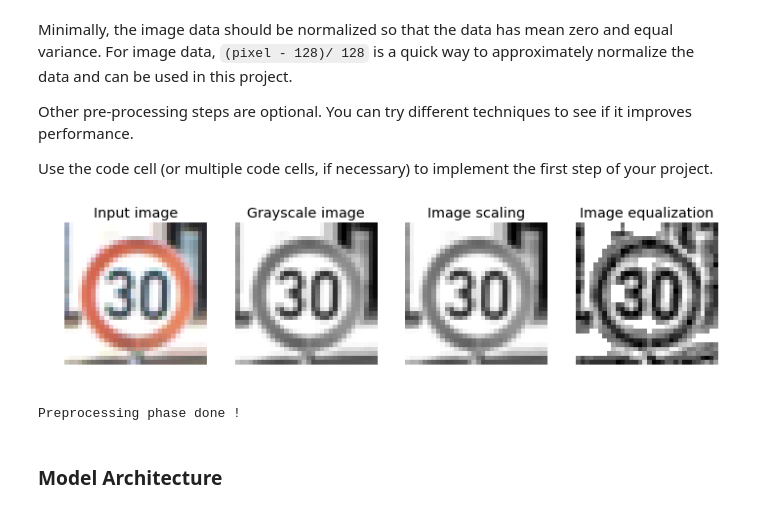
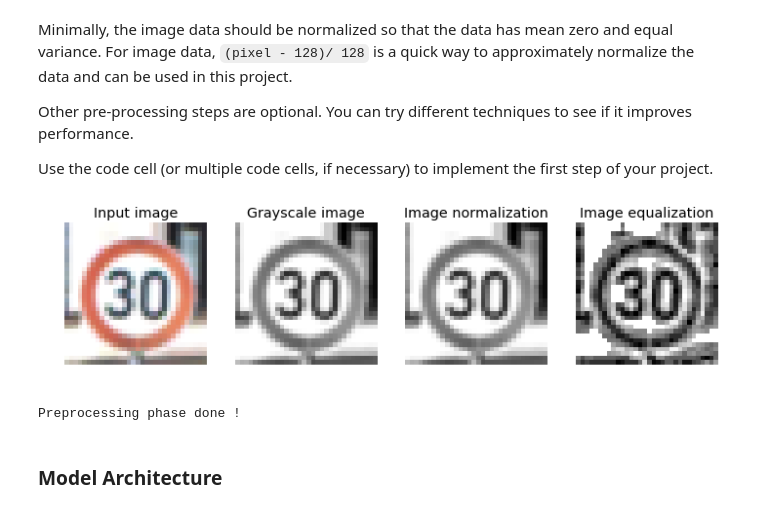
Before and after one commit to sergiuoprea/CarND-TrafficSignClassifier-P2, a Jupyter notebook: Traffic_Sign_Classifier.ipynb, the cells around one changed output. Cells and saved outputs as stored; diff of their text form; code cells hidden in the pictures.

```diff
--- a/Traffic_Sign_Classifier.ipynb
+++ b/Traffic_Sign_Classifier.ipynb
@@ -357,7 +357,8 @@ Use the code cell (or multiple code cells, if necessary) to implement the first
 ### Feel free to use as many code cells as needed.
 
 def image_normalization(in_image):
-    return (in_image - 128.0) / 128
+    in_image = in_image.astype('float32')
+    return (in_image - 128.) / 128.
 
 def to_grayscale(in_image):
     return 0.299 * in_image[:, :, 0] + 0.587 * in_image[:, :, 1] + 0.114 * in_image[:, :, 2]
@@ -400,35 +401,35 @@ preprocessing_sample_fig.add_subplot(1, 4, 1)
 plt.title('Input image')
 plt.axis('off')
 plt.imshow(sample)
 
 preprocessing_sample_fig.add_subplot(1, 4, 2)
 sample = to_grayscale(sample)
 plt.title('Grayscale image')
 plt.axis('off')
 plt.imshow(sample, cmap='gray')
 
 preprocessing_sample_fig.add_subplot(1, 4, 3)
 sample = image_scaling(sample)
-plt.title('Image scaling')
+plt.title('Image normalization')
 plt.axis('off')
 plt.imshow(sample, cmap='gray')
 
 preprocessing_sample_fig.add_subplot(1, 4, 4)
 sample = local_disk_image_equalization(sample)
 plt.title('Image equalization')
 plt.axis('off')
 plt.imshow(sample, cmap='gray')
 
 plt.savefig("figures/input_preprocessing.png")
 plt.show()
 
 X_train = np.asarray(X_train_preprocessed).reshape(len(X_train), 32, 32, 1)
 X_valid = np.asarray(X_valid_preprocessed).reshape(len(X_valid), 32 ,32 , 1)
 X_test = np.asarray(X_test_preprocessed).reshape(len(X_test), 32 ,32 , 1)
 
 print("Preprocessing phase done !")
 # %% [output]
-[figure, old version]
+[figure, new version]
 Preprocessing phase done !
 # %% [markdown]
 ### Model Architecture
```
Also changed, not shown: parts of 7 cells of this notebook, 10 other files.
